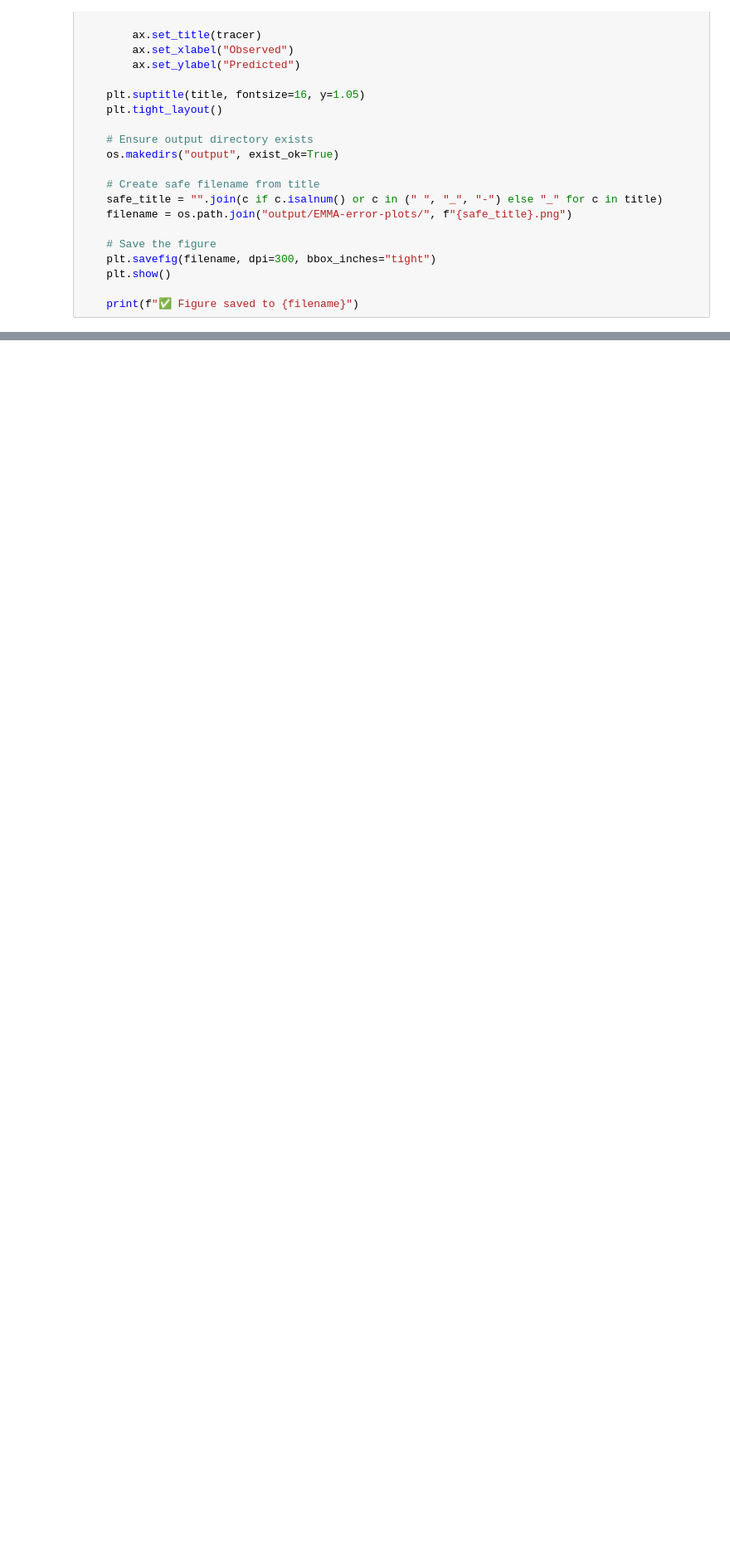
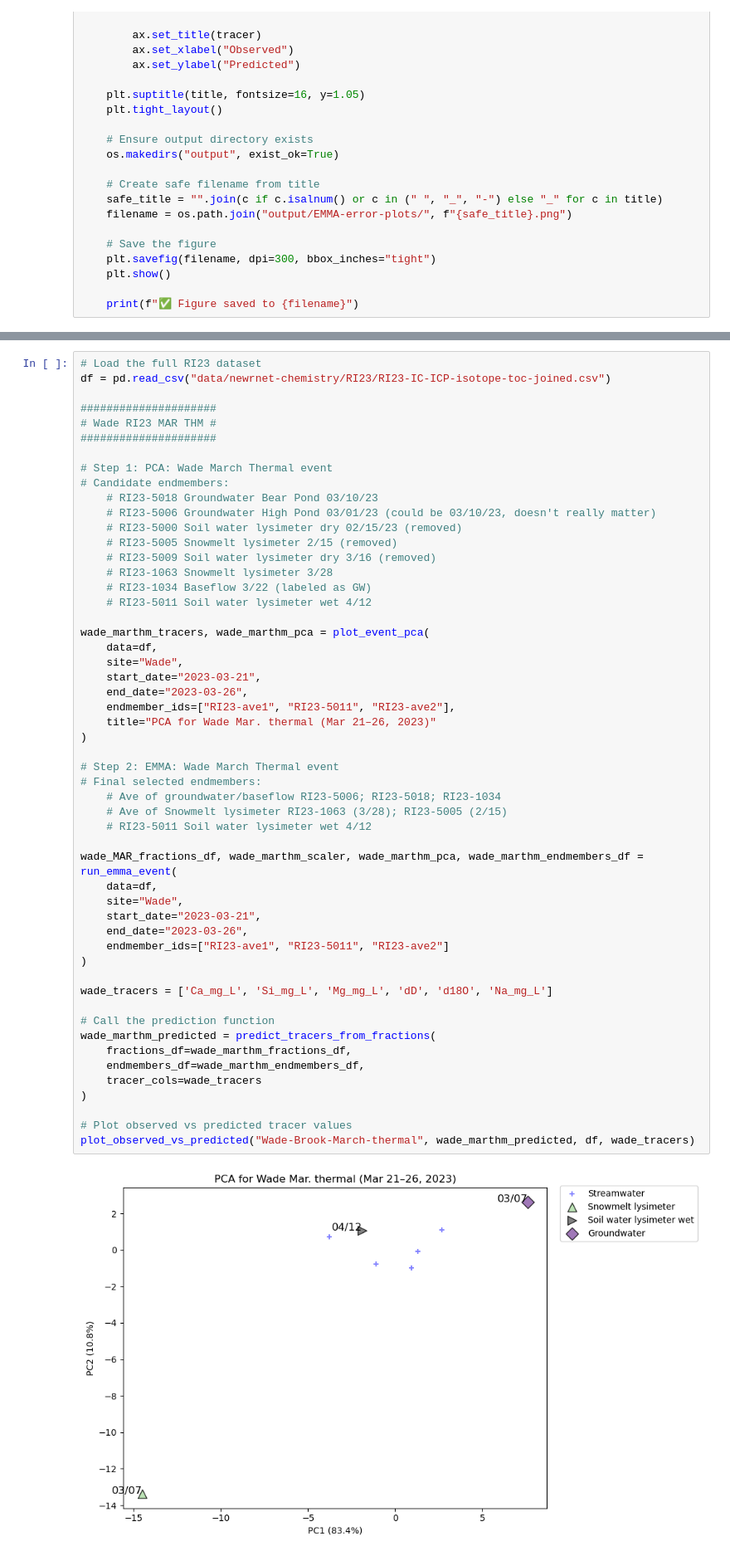
Before and after one commit to MeganEDuffy/EMMA, a Jupyter notebook: EMMA-main/Wade_Hungerford_2023_event-PCAwEMMAs_SLSQP.ipynb, the cells around one changed output, grey strips where cells are left out. Shown at 83% size. Drawn from its saved outputs; the diff is of its cells as text; blank space fills up the shorter version.

Commit message:
plotted all emma error plots with r2 values

```diff
--- a/EMMA-main/Wade_Hungerford_2023_event-PCAwEMMAs_SLSQP.ipynb
+++ b/EMMA-main/Wade_Hungerford_2023_event-PCAwEMMAs_SLSQP.ipynb
@@ -450,3 +450,58 @@ plot_observed_vs_predicted("Wade-Brook-February-ROS", wade_febros_predicted, df,
 [figure]
 [figure]
 ✅ Figure saved to output/EMMA-error-plots/Wade-Brook-February-ROS.png
+# %%
+# Load the full RI23 dataset
+df = pd.read_csv("data/newrnet-chemistry/RI23/RI23-IC-ICP-isotope-toc-joined.csv")
+
+#####################
+# Wade RI23 MAR THM #
+#####################
+
+# Step 1: PCA: Wade March Thermal event
+# Candidate endmembers:
+    # RI23-5018 Groundwater Bear Pond 03/10/23
+    # RI23-5006 Groundwater High Pond 03/01/23 (could be 03/10/23, doesn't really matter)
+    # RI23-5000 Soil water lysimeter dry 02/15/23 (removed)
+    # RI23-5005 Snowmelt lysimeter 2/15 (removed)
+    # RI23-5009 Soil water lysimeter dry 3/16 (removed)
+    # RI23-1063 Snowmelt lysimeter 3/28
+    # RI23-1034 Baseflow 3/22 (labeled as GW)
+    # RI23-5011 Soil water lysimeter wet 4/12
+
+wade_marthm_tracers, wade_marthm_pca = plot_event_pca(
+    data=df,
+    site="Wade",
+    start_date="2023-03-21",
+    end_date="2023-03-26",
+    endmember_ids=["RI23-ave1", "RI23-5011", "RI23-ave2"],
+    title="PCA for Wade Mar. thermal (Mar 21–26, 2023)"
+)
+
+# Step 2: EMMA: Wade March Thermal event
+# Final selected endmembers:
+    # Ave of groundwater/baseflow RI23-5006; RI23-5018; RI23-1034
+    # Ave of Snowmelt lysimeter RI23-1063 (3/28); RI23-5005 (2/15)
+    # RI23-5011 Soil water lysimeter wet 4/12
+
+wade_MAR_fractions_df, wade_marthm_scaler, wade_marthm_pca, wade_marthm_endmembers_df = run_emma_event(
+    data=df,
+    site="Wade",
+    start_date="2023-03-21",
+    end_date="2023-03-26",
+    endmember_ids=["RI23-ave1", "RI23-5011", "RI23-ave2"]
+)
+
+wade_tracers = ['Ca_mg_L', 'Si_mg_L', 'Mg_mg_L', 'dD', 'd18O', 'Na_mg_L']
+
+# Call the prediction function
+wade_marthm_predicted = predict_tracers_from_fractions(
+    fractions_df=wade_marthm_fractions_df,
+    endmembers_df=wade_marthm_endmembers_df,
+    tracer_cols=wade_tracers
+)
+
+# Plot observed vs predicted tracer values
+plot_observed_vs_predicted("Wade-Brook-March-thermal", wade_marthm_predicted, df, wade_tracers)
+# %% [output]
+[figure, added]
```
Also changed, not shown: parts of 6 cells of this notebook, 8 other files.
